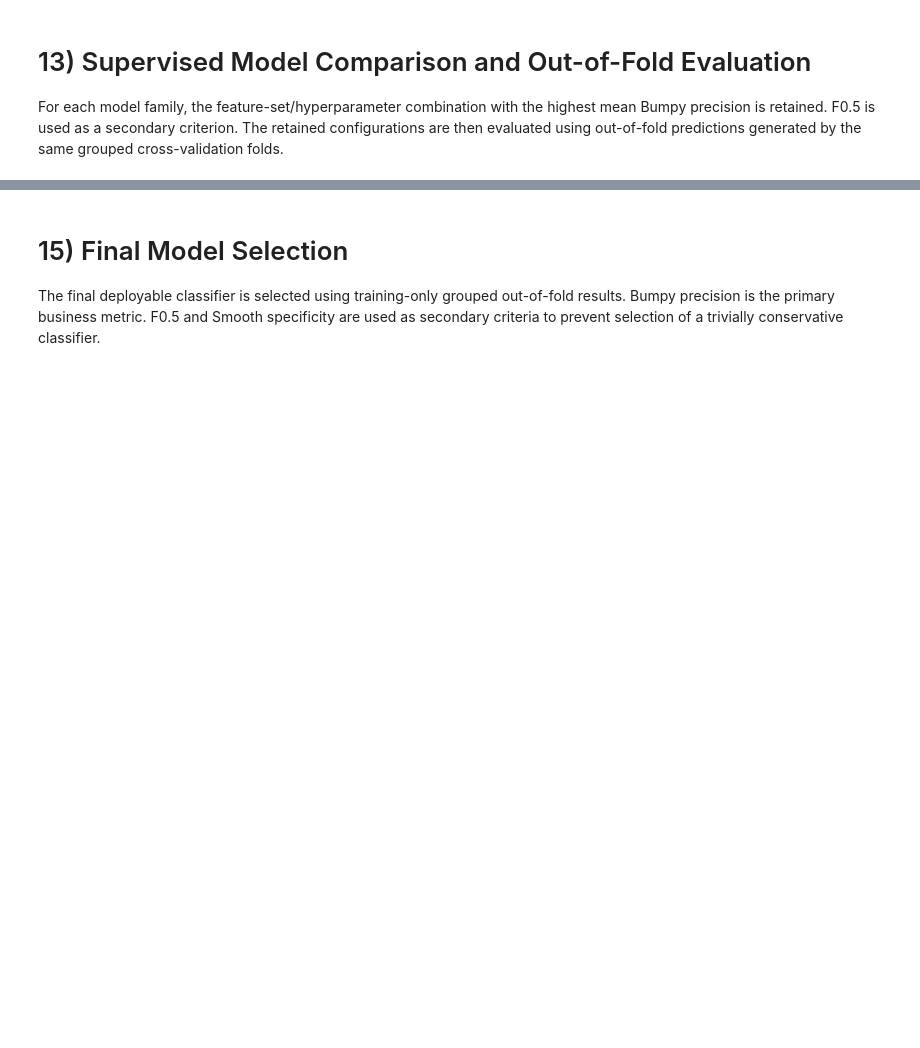
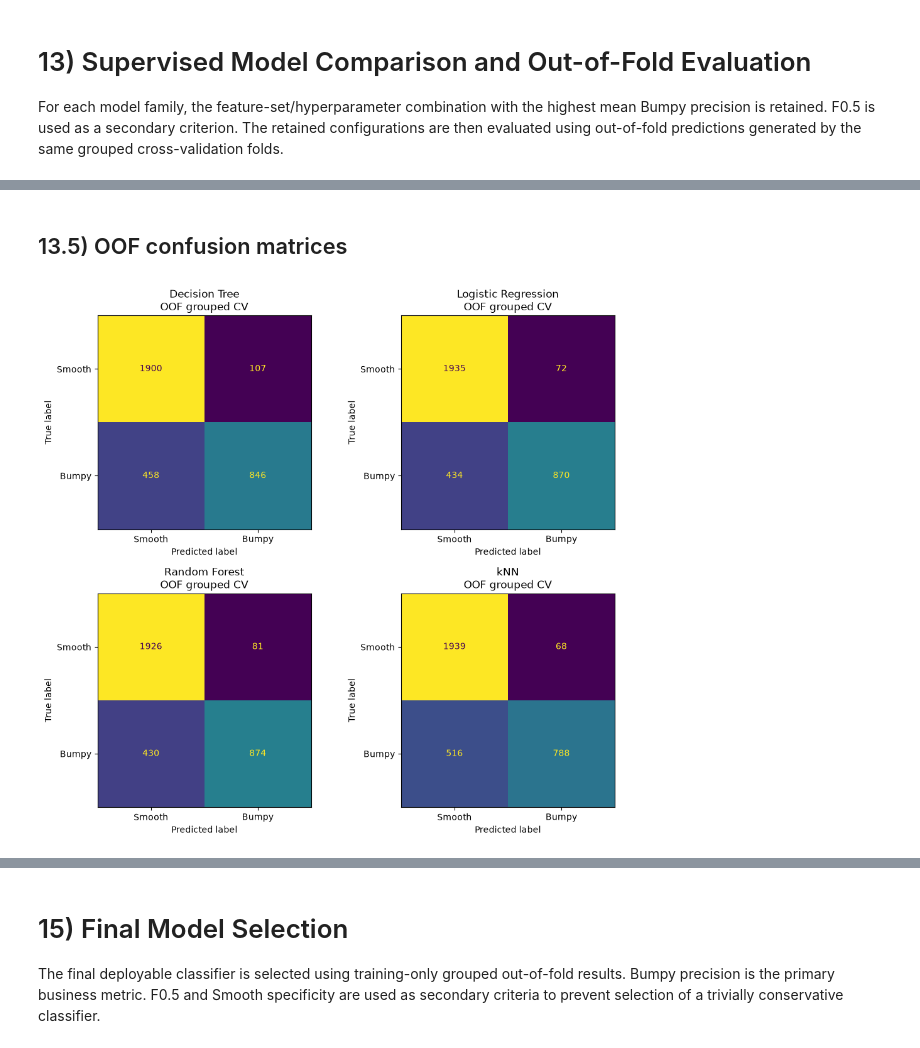
Before and after one commit to thesuacar/road-checker, a Jupyter notebook: notebook.ipynb, the cells around one changed output, grey strips where cells are left out. Drawn from its saved outputs; the diff is of its cells as text; code cells hidden in the pictures; blank space fills up the shorter version.

```diff
--- a/notebook.ipynb
+++ b/notebook.ipynb
@@ -3390,53 +2395,25 @@ finalist_summary_df.to_csv(
+# %% [markdown]
+## 13.5) OOF confusion matrices
 # %%
-# ------------------------------------------------------------
-# OOF confusion matrices
-# ------------------------------------------------------------
+import matplotlib.pyplot as plt
+from sklearn.metrics import ConfusionMatrixDisplay
 
-from sklearn.metrics import (
-    ConfusionMatrixDisplay
-)
+# Plot 2x2 confusion matrices for the finalist models (Out-Of-Fold predictions)
+fig, axes = plt.subplots(2, 2, figsize=(10, 9))
 
-
-fig, axes = plt.subplots(
-    2,
-    2,
-    figsize=(
-        10,
-        9
-    )
-)
-
-
-for ax, (
-    model_name,
-    predictions
-) in zip(
-    axes.ravel(),
-    finalist_predictions.items()
-):
-
+for ax, (model_name, predictions) in zip(axes.ravel(), finalist_predictions.items()):
     ConfusionMatrixDisplay.from_predictions(
         y_model,
         predictions,
-        labels=[
-            0,
-            1
-        ],
-        display_labels=[
-            "Smooth",
-            "Bumpy"
-        ],
+        labels=[0, 1],
+        display_labels=["Smooth", "Bumpy"],
         normalize=None,
         ax=ax,
         colorbar=False,
     )
-
-
-    ax.set_title(
-        f"{model_name}\n"
-        f"OOF grouped CV"
-    )
-
+    ax.set_title(f"{model_name}\nOOF grouped CV")
 
 plt.tight_layout()
 plt.show()
+# %% [output]
+[figure, added]
```
Also changed, not shown: parts of 73 cells of this notebook.
